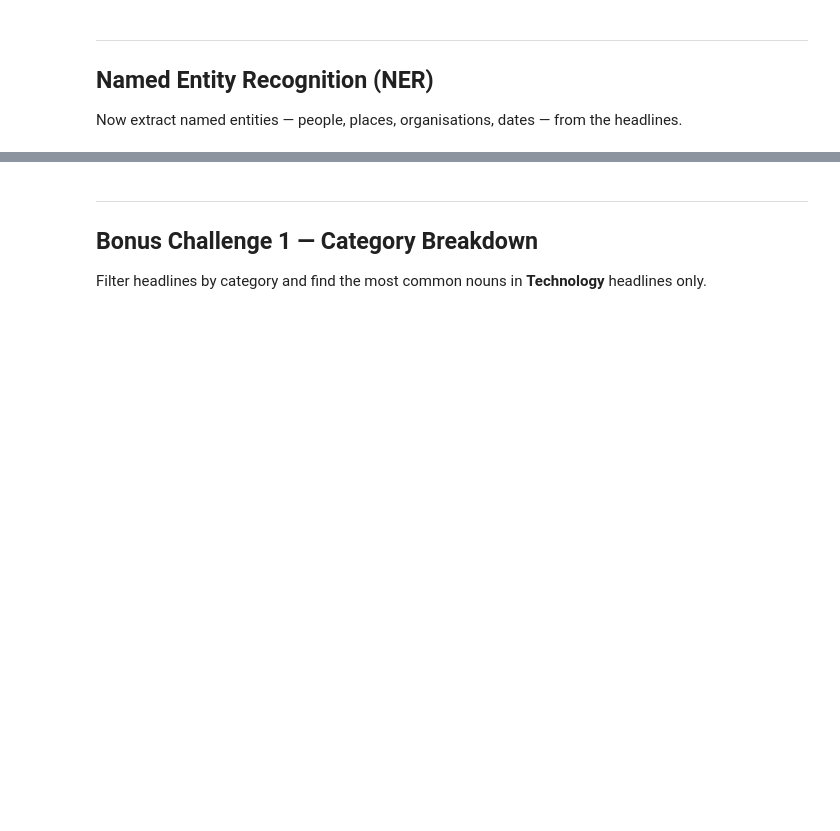
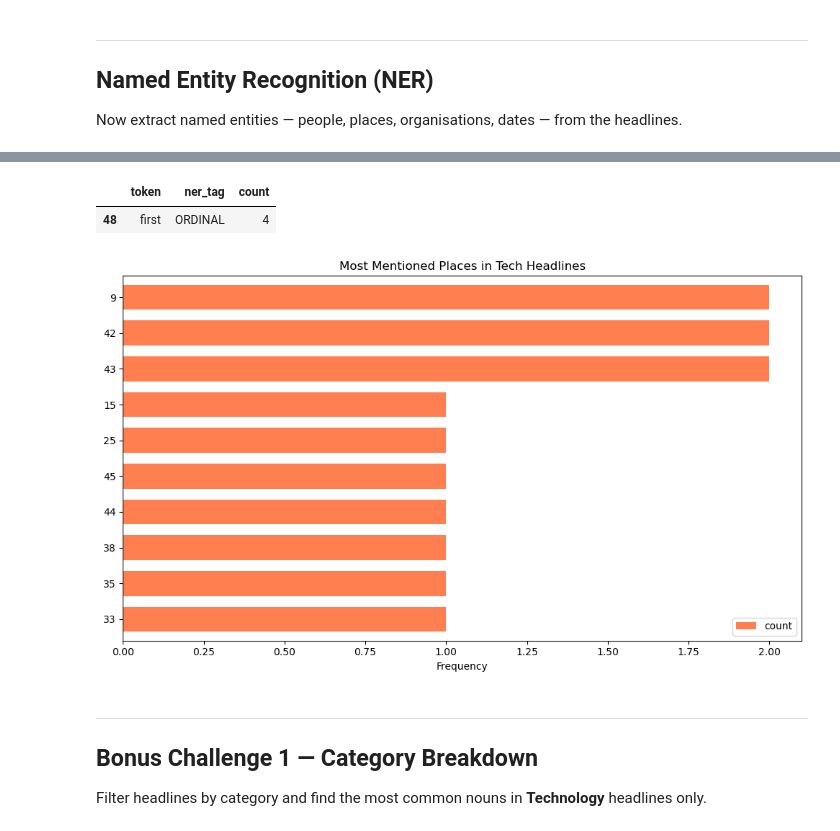
Before and after one commit to wanderer878/jupyter, a Jupyter notebook: practical_exercise_34.ipynb, the cells around one changed output, grey strips where cells are left out. Drawn from its saved outputs; the diff is of its cells as text; code cells hidden in the pictures; blank space fills up the shorter version.

```diff
--- a/practical_exercise_34.ipynb
+++ b/practical_exercise_34.ipynb
@@ -318,6 +319,6 @@ ner_df = pd.DataFrame(columns=['token', 'ner_tag'])
 
 for token in spacy_doc.ents:
     if pd.isna(token.label_) is False:
-        ner_df =
+        ner_df = pd.concat([ner_df,pd.DataFrame.from_records([{'token': token.text, 'ner_tag': token.label_}])],ignore_index= True)
 # %%
 ner_df.head(10)
@@ -336,0 +341,4 @@ orgs
+# %%
+ner_df_counts = ner_df.groupby(['token', 'ner_tag']).size().reset_index(name= "count").sort_values(by = "count" , ascending= False)
+
+ner_df_counts.head(10)
@@ -336,0 +368,3 @@ orgs
+# %%
+places = ner_df_counts[ner_df_counts.ner_tag == "GPE"][0:10]
+places
@@ -337,10 +398,18 @@ orgs
+# %%
+ordinal = ner_df_counts[ner_df_counts.ner_tag == "ORDINAL"][0:10]
+ordinal
+# %% [output]
+|  | token | ner_tag | count |
+| 48 | first | ORDINAL | 4 |
 # %%
 # TODO: Plot the top 10 places as a horizontal bar chart
-places.sort_values(by='counts').plot.barh(color='coral', width=0.7, figsize=(10, 6))
+places[0:10].sort_values(by='count').plot.barh(color='coral', width=0.7, figsize=(10, 6))
 plt.title('Most Mentioned Places in Tech Headlines')
 plt.xlabel('Frequency')
 plt.tight_layout()
 plt.show()
+# %% [output]
+[figure, added]
 # %% [markdown]
 ---
 ## Bonus Challenge 1 — Category Breakdown
```
Also changed, not shown: parts of 14 cells of this notebook.
